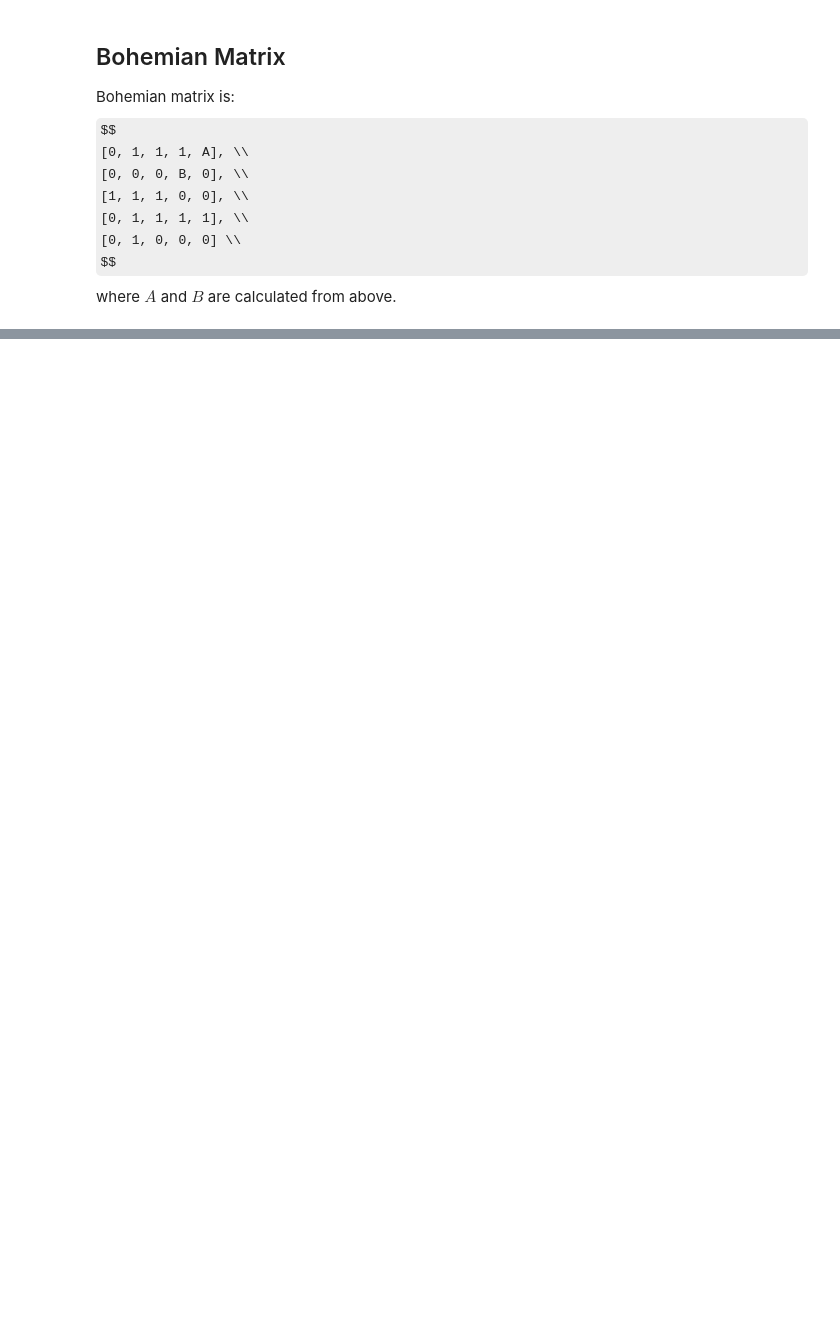
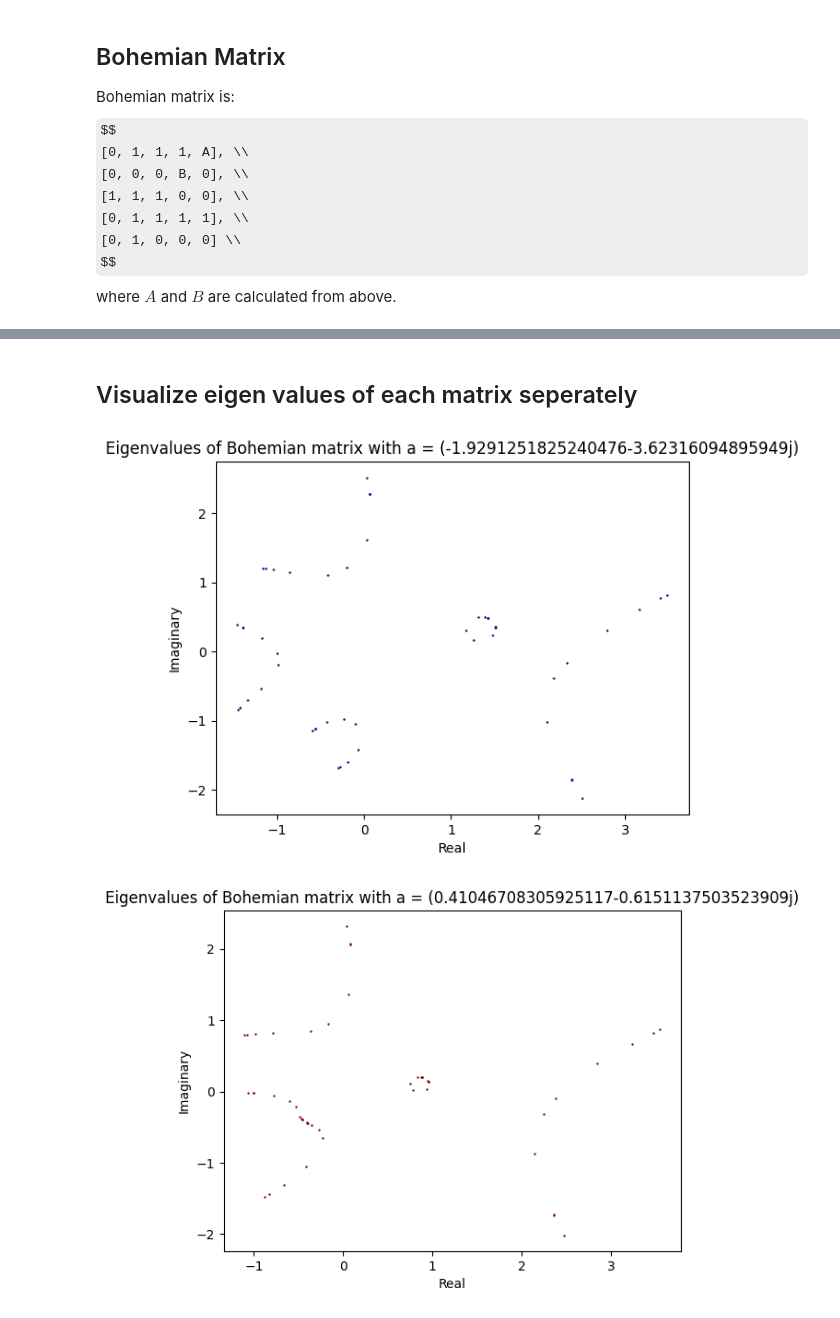
Before and after one commit to amirhossein-razlighi/Bohemian_Matrix, a Jupyter notebook: main.ipynb, the cells around one changed output, grey strips where cells are left out. Drawn from its saved outputs; the diff is of its cells as text; code cells hidden in the pictures; some formulas as TeX source; blank space fills up the shorter version.

```diff
--- a/main.ipynb
+++ b/main.ipynb
@@ -72,0 +97,14 @@ plt.show()
+# %% [markdown]
+## Visualize eigen values of each matrix seperately
+# %%
+NUM_SAMPLES = 10
+
+X = np.random.uniform(0, 1, NUM_SAMPLES)
+# A and B are independently sampled from (7 + 9j) * X - 3 - 5j
+A = (7 + 9j) * X - (3 + 5j)
+B = (7 + 9j) * X - (3 + 5j)
+
+render_bohemian(plot_each_step=True)
+# %% [output]
+[figure, added]
+[figure, added]
```
Also changed, not shown: parts of 6 cells of this notebook, 3 other files.
